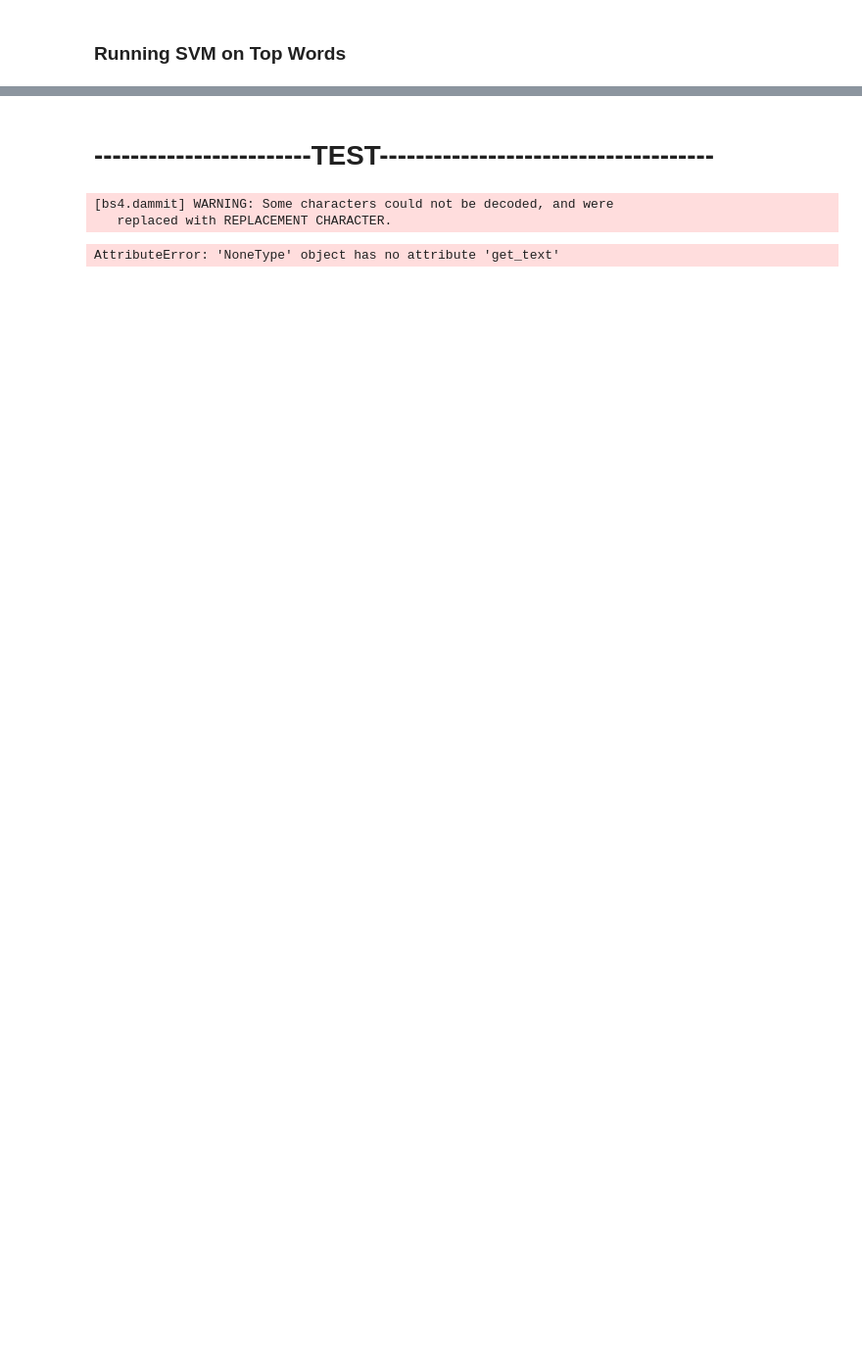
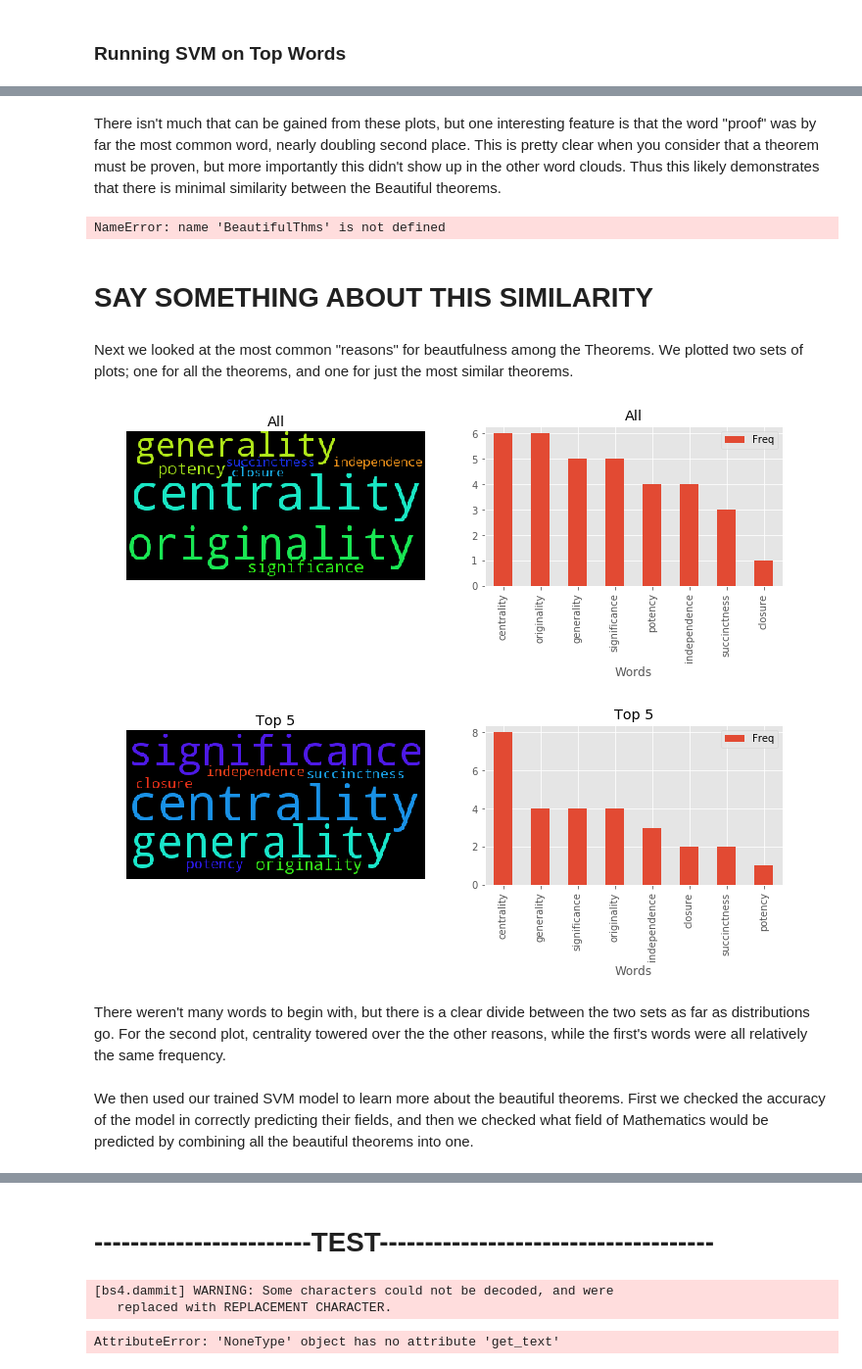
Before and after one commit to dsherma7/MathNet, a Jupyter notebook: Theorems.ipynb, the cells around one changed output, grey strips where cells are left out. Shown at 98% size. Drawn from its saved outputs; the diff is of its cells as text; code cells hidden in the pictures; blank space fills up the shorter version.

Commit message:
updated MathNet files

```diff
--- a/Theorems.ipynb
+++ b/Theorems.ipynb
@@ -481,0 +521,8 @@ print {'Min: ' : str(min(CM['Accuracy'])),
+# %%
+# Trim Dictionary to match title names
+beau_dic["Residue theorem"] = beau_dic.pop("Cauchy's Residue theorem")
+beau_dic["Euclid's theorem"] = beau_dic.pop("Euclid's theorem of the Infinitude of Primes")
+beau_dic["Brouwer fixed point theorem"] = beau_dic.pop("Brouwer Fixed Point theorem")
+beau_dic[u"G\xf6del's incompleteness theorem"] = beau_dic.pop(u"G\xf6del's Incompleteness theorem")
+beau_dic["Fundamental theorem of algebra"] = beau_dic.pop("theorem (Fundamental theorem of Algebra): Every polynomial [math]p : \\mathbb{C} \\rightarrow \\mathbb{C} [/math] of degree [math] n[/math] has [math] n [/math] roots (counting multiplicity) in [math] \\mathbb{C} [/math]")
+beau_dic
@@ -481,0 +531,5 @@ print {'Min: ' : str(min(CM['Accuracy'])),
+# %%
+# Build a Data frame using the beautiful theorems in duplicate_theorems
+BeautifulThms = pd.concat([duplicate_theorems[duplicate_theorems['Title'] == x] for x in beau_dic.keys() if x in " ".join(duplicate_theorems['Title'])])
+BeautifulThms['Reasons'] = [re.sub('\\.','',beau_dic[x]) for x in BeautifulThms['Title']]
+BeautifulThms[0:3]
@@ -481,0 +562,44 @@ print {'Min: ' : str(min(CM['Accuracy'])),
+# %% [markdown]
+There isn't much that can be gained from these plots, but one interesting feature is that the word "proof" was by far the most common word, nearly doubling second place. This is pretty clear when you consider that a theorem must be proven, but more importantly this didn't show up in the other word clouds. Thus this likely demonstrates that there is minimal similarity between the Beautiful theorems.
+# %%
+BeautySim = {'T1':[], 'F1':[],'Key1':[],'T2':[],'F2':[],'Key2':[],'Sim':[],'R1':[],'R2':[]}
+beauty_Key = {x:field_key[i] for x,i in enumerate(BeautifulThms['Field'])}
+for cmb in combos[BeautifulThms.shape[0]]:
+    x,y = cmb
+    BeautySim['F1'].append(BeautifulThms.Field.values[x])
+    BeautySim['F2'].append(BeautifulThms.Field.values[y])
+    BeautySim['T1'].append(BeautifulThms.Title.values[x])
+    BeautySim['T2'].append(BeautifulThms.Title.values[y])
+    BeautySim['R1'].append(BeautifulThms.Reasons.values[x])
+    BeautySim['R2'].append(BeautifulThms.Reasons.values[y])
+    BeautySim['Key1'].append(beauty_Key[x])
+    BeautySim['Key2'].append(beauty_Key[y])
+    BeautySim['Sim'].append(sim[beauty_Key[x],beauty_Key[y]])
+
+BeautySim = pd.DataFrame(BeautySim).sort_values('Sim',ascending=0)
+BeautySim[0:3]
+# %% [output]
+NameError: name 'BeautifulThms' is not defined
+# %% [markdown]
+# SAY SOMETHING ABOUT THIS SIMILARITY
+# %% [markdown]
+Next we looked at the most common "reasons" for beautfulness among the Theorems. We plotted two sets of plots; one for all the theorems, and one for just the most similar theorems.
+# %%
+# Build Wordclouds from all the Reasons
+f1,axs = plt.subplots(1,2,figsize=[12,3])
+temp = pd.DataFrame({'Trimmed':[str(x) for x in BeautifulThms['Reasons'].values]})
+txt=f(temp,axs[0],stopwords=[],min_len=min_len,title = 'All')
+_=txt.set_index('Words').plot(kind='bar',ax=axs[1],title='All')
+
+# Build Wordclouds from just the top 10 Reasons
+f1,axs = plt.subplots(1,2,figsize=[12,3])
+temp = pd.DataFrame({'Trimmed':[str(x) for x in (BeautySim['R1']+','+BeautySim['R2']).values[0:5]]})
+txt=f(temp,axs[0],stopwords=[],min_len=min_len,title = 'Top 5')
+_=txt.set_index('Words').plot(kind='bar',ax=axs[1],title='Top 5')
+# %% [output]
+[figure, added]
+[figure, added]
+# %% [markdown]
+There weren't many words to begin with, but there is a clear divide between the two sets as far as distributions go. For the second plot, centrality towered over the the other reasons, while the first's words were all relatively the same frequency.
+# %% [markdown]
+We then used our trained SVM model to learn more about the beautiful theorems. First we checked the accuracy of the model in correctly predicting their fields, and then we checked what field of Mathematics would be predicted by combining all the beautiful theorems into one.
```
Also changed, not shown: parts of 69 cells of this notebook.
